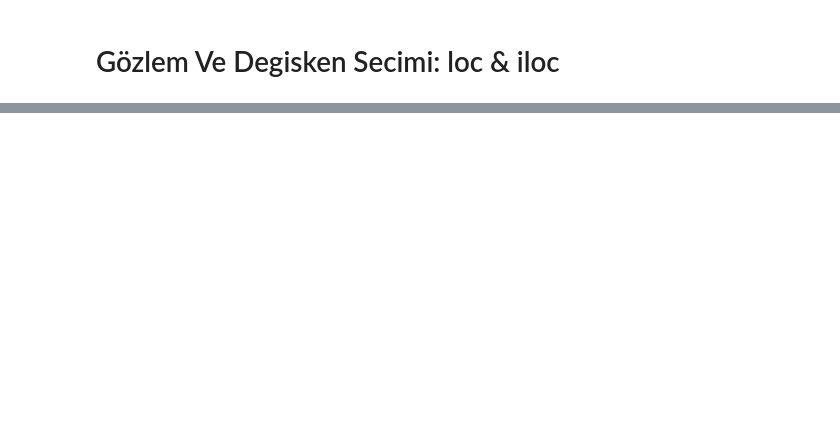
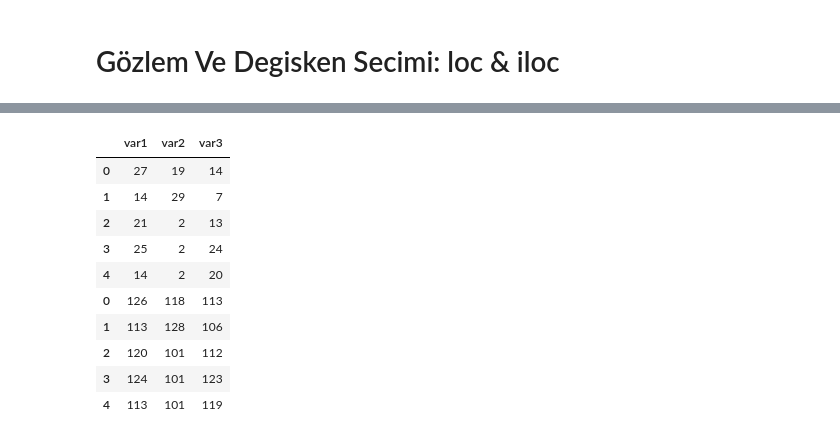
Before and after one commit to IbrahimErkan/Python-Programlama, a Jupyter notebook: DataManipulation-PANDAS.ipynb, the cells around one changed output, grey strips where cells are left out. Drawn from its saved outputs; the diff is of its cells as text; code cells hidden in the pictures; blank space fills up the shorter version.

```diff
--- a/DataManipulation-PANDAS.ipynb
+++ b/DataManipulation-PANDAS.ipynb
@@ -602,0 +681,4 @@ Name: var3, dtype: int32
+# %%
+m = np.random.randint(1,30, size = (5,3))
+df1 = pd.DataFrame(m, columns = ["var1","var2","var3"])
+df1
@@ -602,0 +692,3 @@ Name: var3, dtype: int32
+# %%
+df2 = df1 + 99
+df2
@@ -602,0 +702,14 @@ Name: var3, dtype: int32
+# %%
+pd.concat([df1, df2])
+# %% [output]
+|  | var1 | var2 | var3 |
+| 0 | 27 | 19 | 14 |
+| 1 | 14 | 29 | 7 |
+| 2 | 21 | 2 | 13 |
+| 3 | 25 | 2 | 24 |
+| 4 | 14 | 2 | 20 |
+| 0 | 126 | 118 | 113 |
+| 1 | 113 | 128 | 106 |
+| 2 | 120 | 101 | 112 |
+| 3 | 124 | 101 | 123 |
+| 4 | 113 | 101 | 119 |
```
Also changed, not shown: parts of 78 cells of this notebook.
